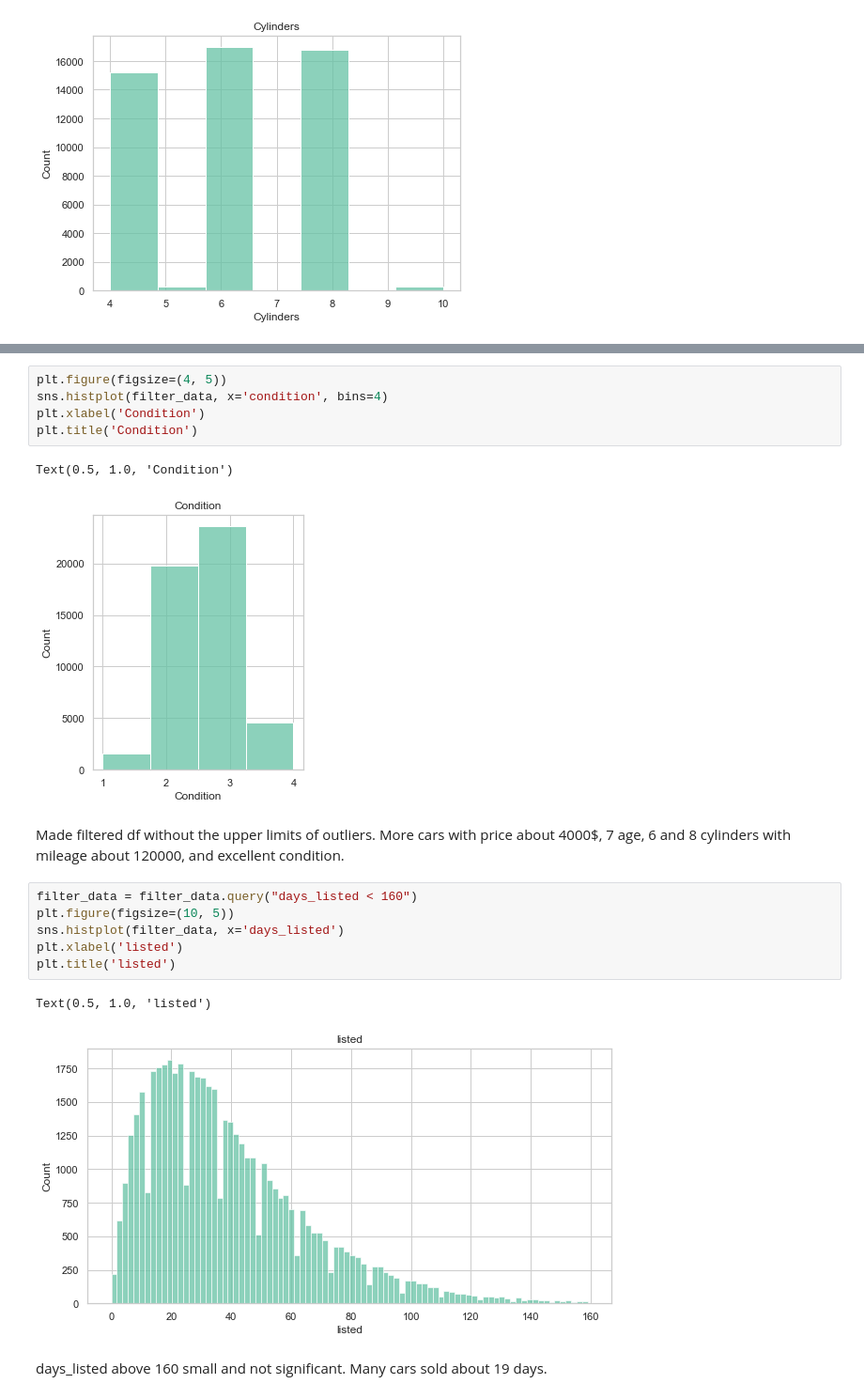
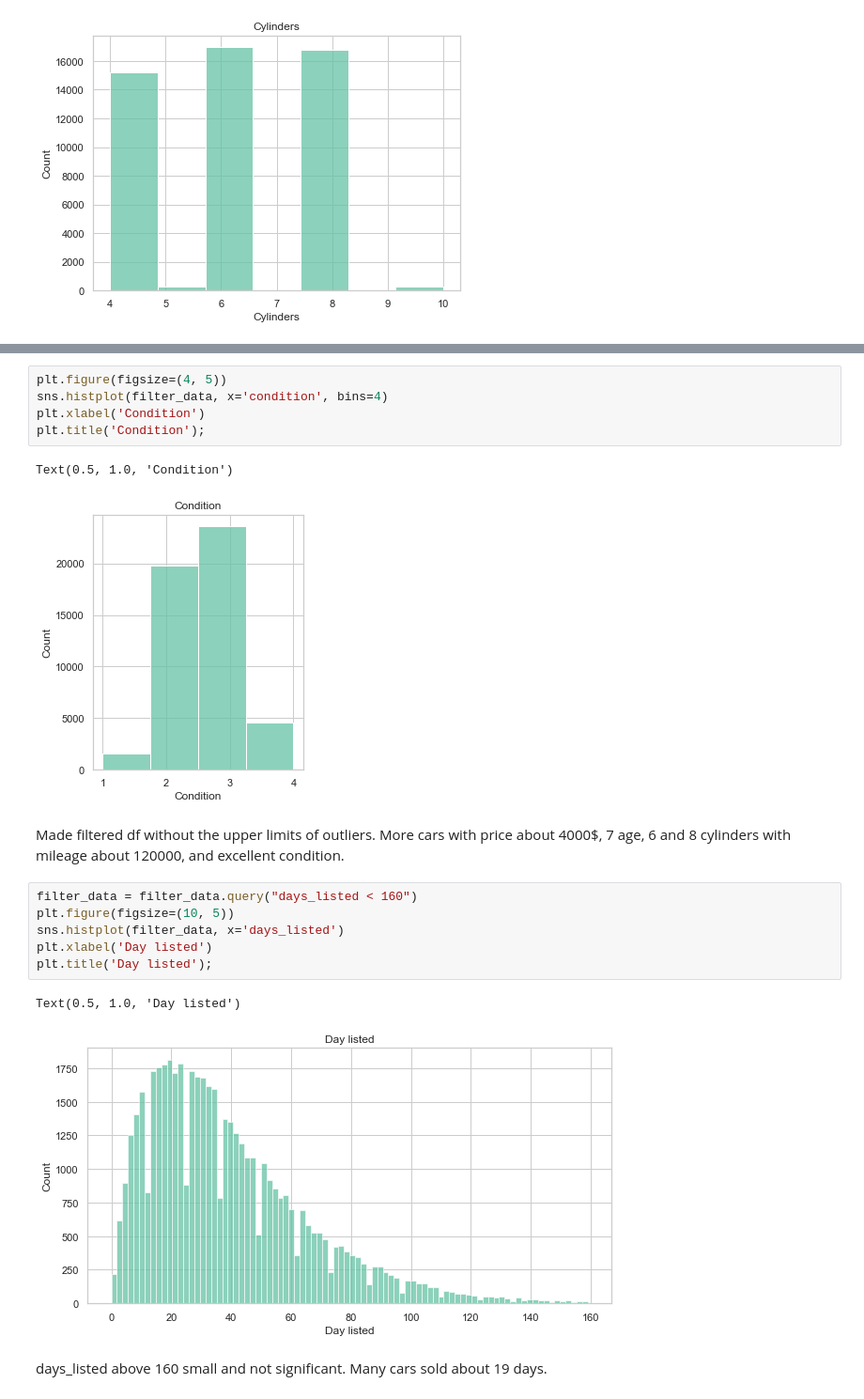
Before and after one commit to DmiDmiP/Data-Analysis, a Jupyter notebook: Research on car sales ads/Research on car sales ads.ipynb, the cells around one changed output, grey strips where cells are left out. Shown: that part at 94% size. Cells and saved outputs as stored; diff of their text form.

```diff
--- a/Research on car sales ads/Research on car sales ads.ipynb
+++ b/Research on car sales ads/Research on car sales ads.ipynb
@@ -197,7 +197,7 @@ Text(0.5, 1.0, 'Mileage')
 plt.figure(figsize=(4, 5))
 sns.histplot(filter_data, x='condition', bins=4)
 plt.xlabel('Condition')
-plt.title('Condition')
+plt.title('Condition');
 # %% [output]
 Text(0.5, 1.0, 'Condition')
 [figure]
@@ -206,12 +206,12 @@ Made filtered df without the upper limits of outliers. More cars with price abou
 # %%
 filter_data = filter_data.query("days_listed < 160")
 plt.figure(figsize=(10, 5))
 sns.histplot(filter_data, x='days_listed')
-plt.xlabel('listed')
-plt.title('listed')
+plt.xlabel('Day listed')
+plt.title('Day listed');
 # %% [output]
-Text(0.5, 1.0, 'listed')
+Text(0.5, 1.0, 'Day listed')
-[figure, old version]
+[figure, new version]
 # %% [markdown]
 days_listed above 160 small and not significant. Many cars sold about 19 days.
 # %%
```
Also changed, not shown: parts of 2 cells of this notebook.
